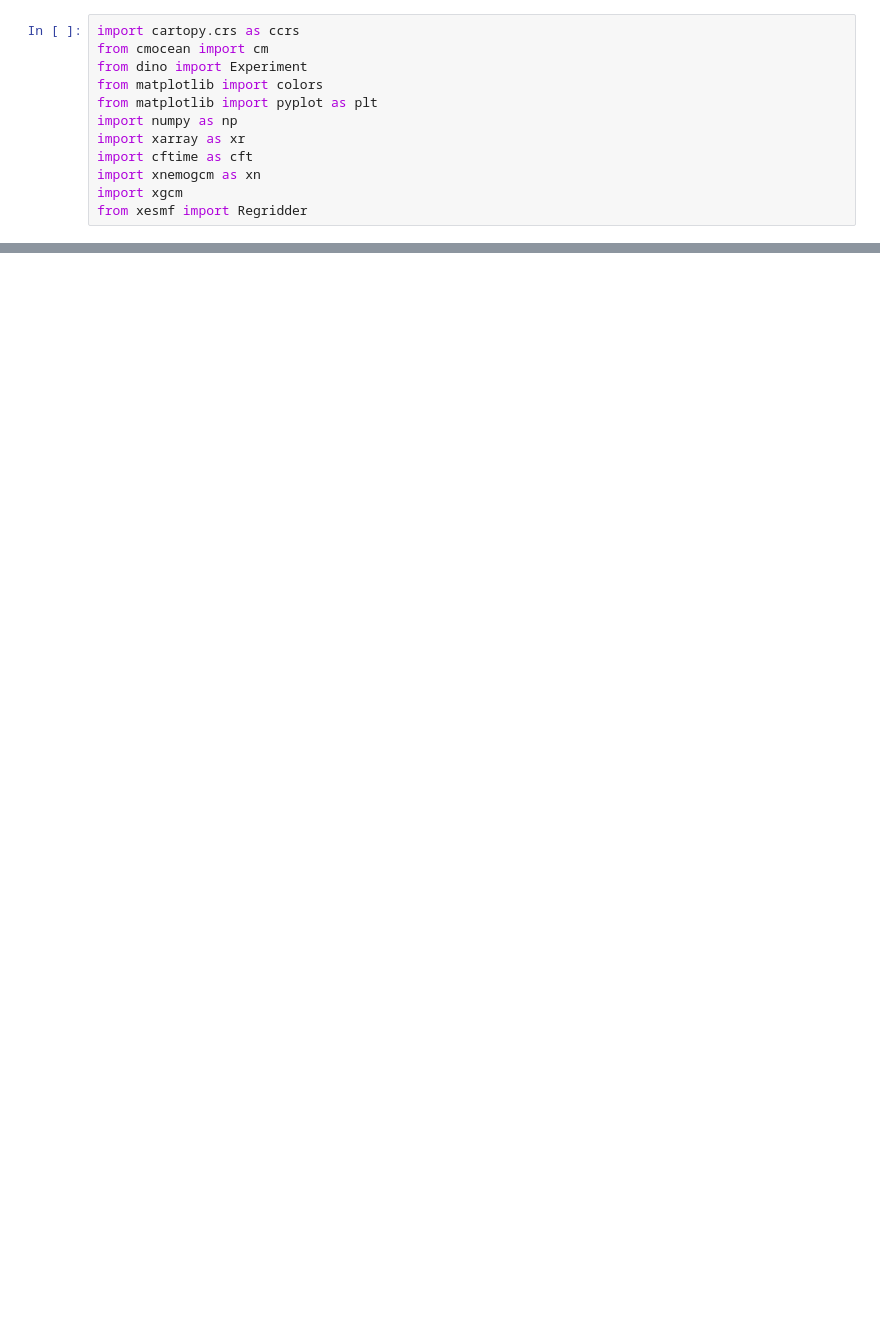
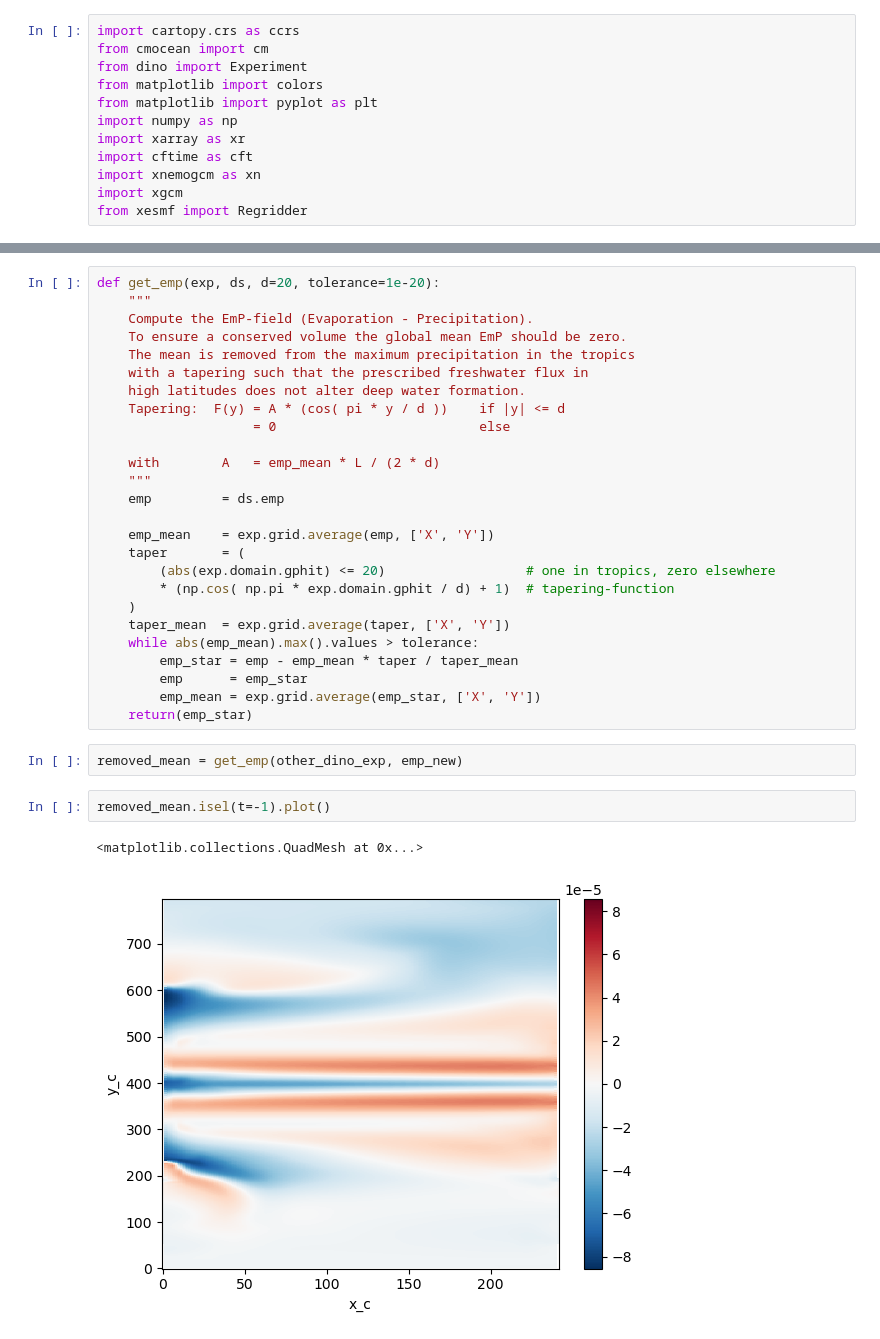
Before and after one commit to vopikamm/dino-analysis, a Jupyter notebook: Regrid.ipynb, the cells around one changed output, grey strips where cells are left out. Cells and saved outputs as stored; diff of their text form; blank space fills up the shorter version.

```diff
--- a/Regrid.ipynb
+++ b/Regrid.ipynb
@@ -153,0 +37,33 @@ Type:      method
+# %%
+def get_emp(exp, ds, d=20, tolerance=1e-20):
+    """
+    Compute the EmP-field (Evaporation - Precipitation).
+    To ensure a conserved volume the global mean EmP should be zero.
+    The mean is removed from the maximum precipitation in the tropics
+    with a tapering such that the prescribed freshwater flux in
+    high latitudes does not alter deep water formation.
+    Tapering:  F(y) = A * (cos( pi * y / d ))    if |y| <= d
+                    = 0                          else
+
+    with        A   = emp_mean * L / (2 * d)
+    """
+    emp         = ds.emp
+
+    emp_mean    = exp.grid.average(emp, ['X', 'Y'])
+    taper       = (
+        (abs(exp.domain.gphit) <= 20)                  # one in tropics, zero elsewhere
+        * (np.cos( np.pi * exp.domain.gphit / d) + 1)  # tapering-function
+    )
+    taper_mean  = exp.grid.average(taper, ['X', 'Y'])
+    while abs(emp_mean).max().values > tolerance:
+        emp_star = emp - emp_mean * taper / taper_mean
+        emp      = emp_star
+        emp_mean = exp.grid.average(emp_star, ['X', 'Y'])
+    return(emp_star)
+# %%
+removed_mean = get_emp(other_dino_exp, emp_new)
+# %%
+removed_mean.isel(t=-1).plot()
+# %% [output]
+<matplotlib.collections.QuadMesh at 0x...>
+[figure, added]
```
Also changed, not shown: parts of 59 cells of this notebook, 2 other files.
